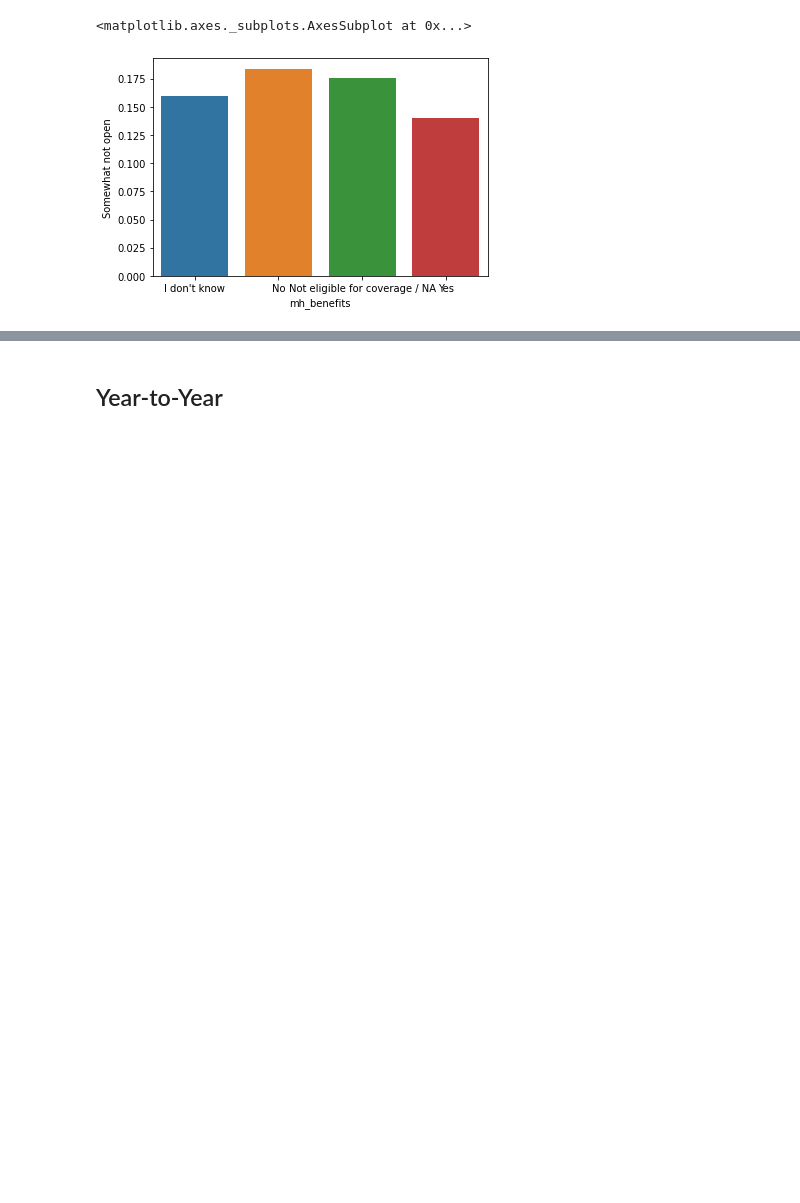
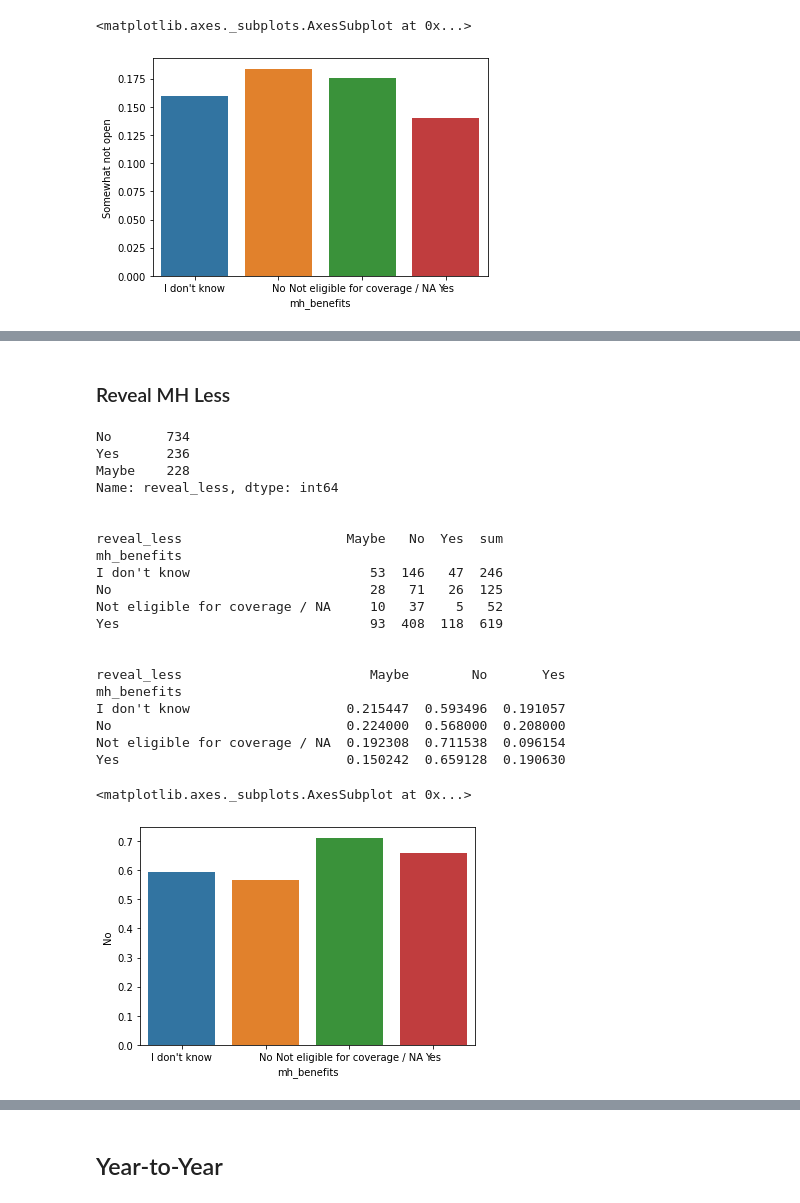
Before and after one commit to alexisbianco0919/compsci216-project, a Jupyter notebook: mh_benefits_analysis.ipynb, the cells around one changed output, grey strips where cells are left out. Saved outputs shown, nothing was run; the diff lists cells and outputs as text; code cells hidden in the pictures; blank space fills up the shorter version.

```diff
--- a/mh_benefits_analysis.ipynb
+++ b/mh_benefits_analysis.ipynb
@@ -312,0 +392,37 @@ Yes                             0.100237  ...   0.260458
+# %% [markdown]
+### Reveal MH Less
+# %%
+print(cd['reveal_less'].value_counts(), '\n\n')
+
+reveal_less_pt = cd.pivot_table('age', index='mh_benefits', columns='reveal_less', aggfunc='count')
+reveal_less_pt["sum"] = reveal_less_pt.sum(axis=1)
+print(dreveal_less_pt, '\n\n')
+
+reveal_less_comparison = reveal_less_pt.loc[:,"Maybe":"Yes"].div(reveal_less_pt["sum"], axis=0)
+print(reveal_less_comparison)
+
+x = sns.barplot(x=reveal_less_comparison.index, y="No", data=reveal_less_comparison)
+x
+# %% [output]
+No       734
+Yes      236
+Maybe    228
+Name: reveal_less, dtype: int64
+
+
+reveal_less                     Maybe   No  Yes  sum
+mh_benefits
+I don't know                       53  146   47  246
+No                                 28   71   26  125
+Not eligible for coverage / NA     10   37    5   52
+Yes                                93  408  118  619
+
+
+reveal_less                        Maybe        No       Yes
+mh_benefits
+I don't know                    0.215447  0.593496  0.191057
+No                              0.224000  0.568000  0.208000
+Not eligible for coverage / NA  0.192308  0.711538  0.096154
+Yes                             0.150242  0.659128  0.190630
+<matplotlib.axes._subplots.AxesSubplot at 0x...>
+[figure, added]
```
Also changed, not shown: parts of 8 cells of this notebook.
